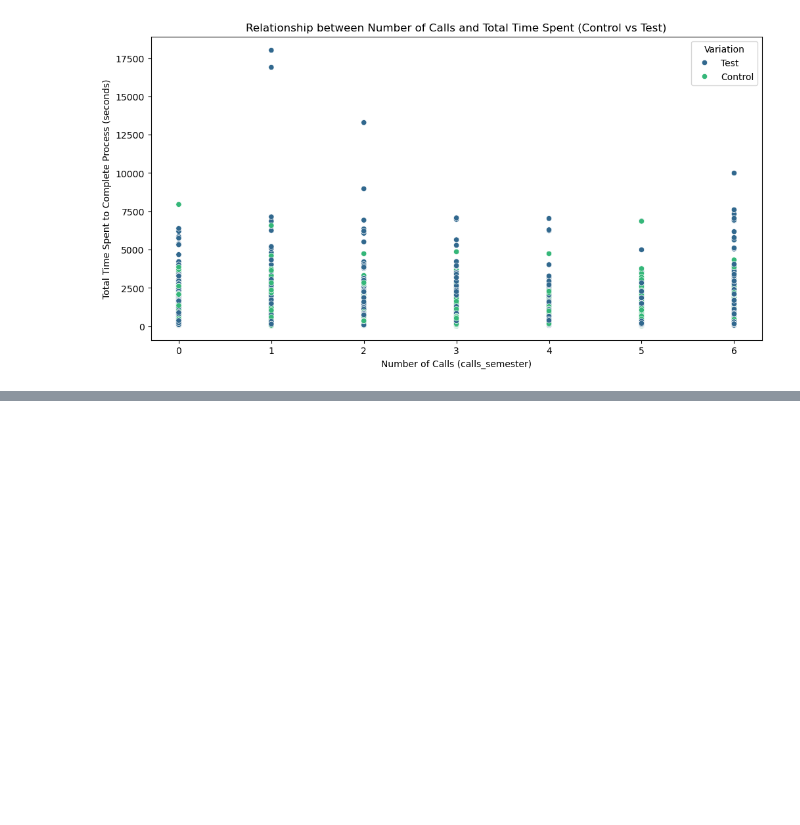
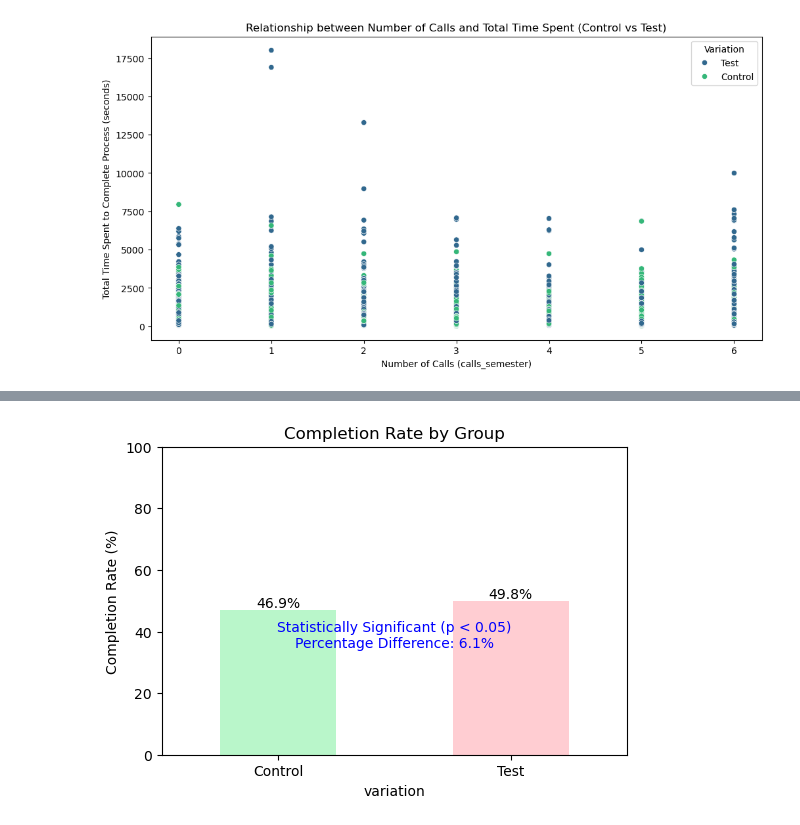
Before and after one commit to NancyEzzeddine/Vanguard-AB-TEST, a Jupyter notebook: ABITESTING_data.ipynb, the cells around one changed output, grey strips where cells are left out. Saved outputs shown, nothing was run; the diff lists cells and outputs as text; code cells hidden in the pictures; blank space fills up the shorter version.

```diff
--- a/ABITESTING_data.ipynb
+++ b/ABITESTING_data.ipynb
@@ -575,0 +568,23 @@ Setting a gradient palette using color= is deprecated and will be removed in v0.
+# %%
+# Set up the plot for Completion Rates with statistical significance and percentage difference annotations
+plt.figure(figsize=(6, 4))
+
+# Create a bar plot for the completion rates
+completion_rate_corrected_final.plot(kind='bar', color=['#B9F6CA', '#FFCDD2'], legend=False)
+plt.title('Completion Rate by Group')
+plt.ylabel('Completion Rate (%)')
+plt.ylim(0, 100)
+plt.xticks(rotation=0, fontsize=10)
+plt.yticks(fontsize=10)
+
+# Annotate the plot with completion rates
+for index, value in enumerate(completion_rate_corrected_final):
+    plt.text(index, value + 1, f'{value:.1f}%', ha='center', fontsize=10)
+
+# Annotate statistical significance and percentage difference
+plt.text(0.5, 40, f'Statistically Significant (p < 0.05)', ha='center', fontsize=10, color='blue')
+plt.text(0.5, 35, f'Percentage Difference: {percentage_difference_new:.1f}%', ha='center', fontsize=10, color='blue')
+
+plt.show()
+# %% [output]
+[figure, added]
```
Also changed, not shown: parts of 12 cells of this notebook, 20 other files.
